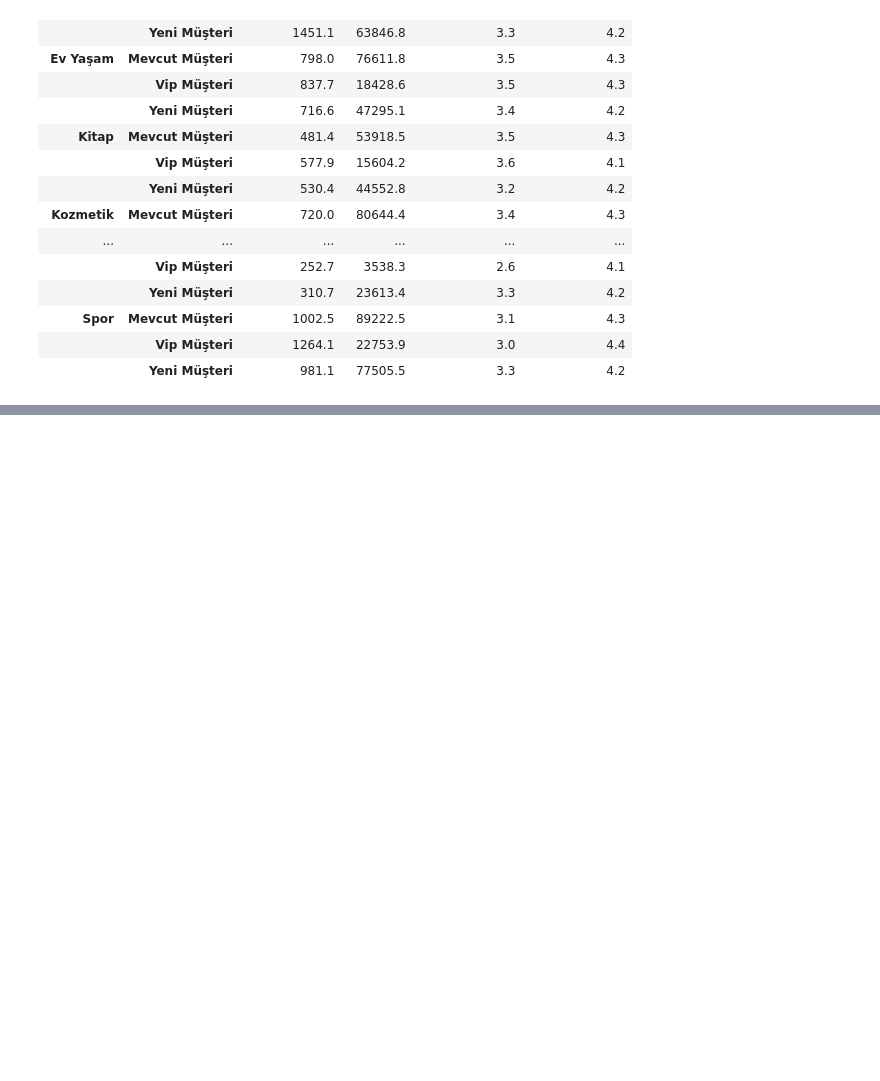
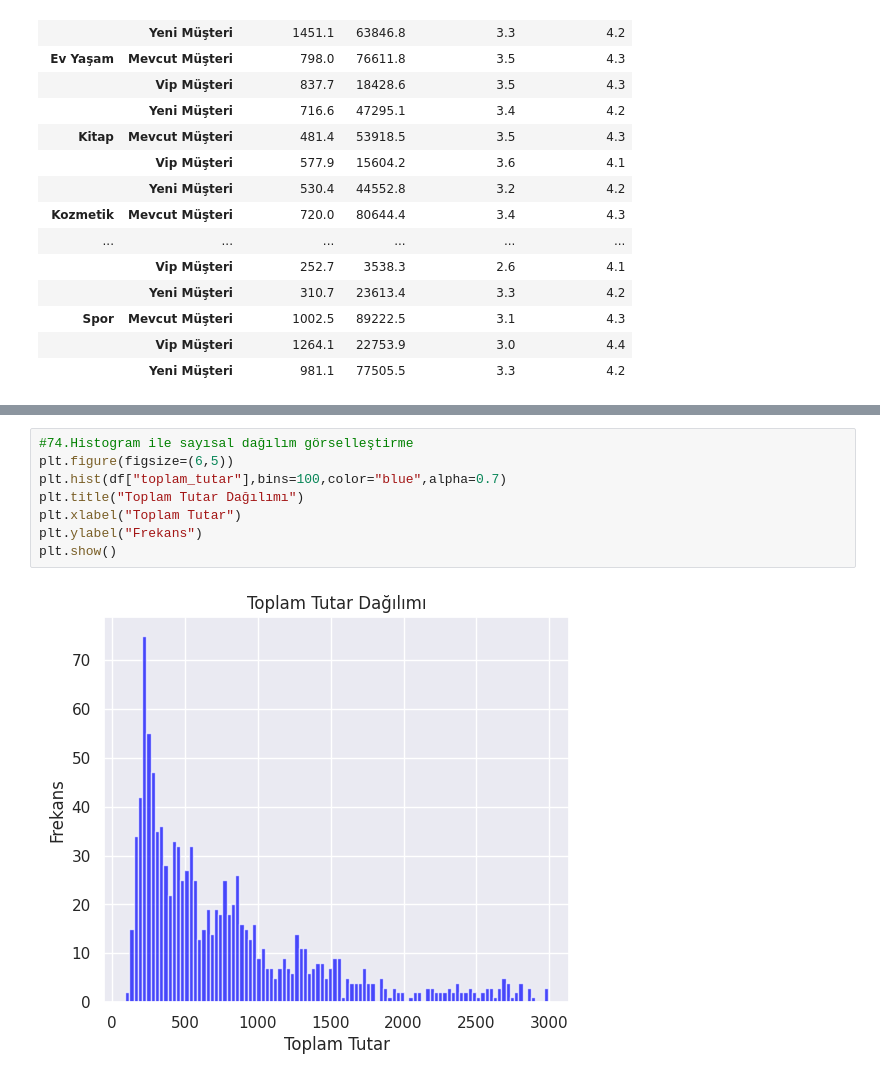
Before and after one commit to YunusEmre214/Data_Science_Colab, a Jupyter notebook: Data_Science.ipynb, the cells around one changed output, grey strips where cells are left out. Drawn from its saved outputs; the diff is of its cells as text; blank space fills up the shorter version.

```diff
--- a/Data_Science.ipynb
+++ b/Data_Science.ipynb
@@ -1249,0 +1434,10 @@ kategori_musteri_tipi_analizi
+# %%
+#74.Histogram ile sayısal dağılım görselleştirme
+plt.figure(figsize=(6,5))
+plt.hist(df["toplam_tutar"],bins=100,color="blue",alpha=0.7)
+plt.title("Toplam Tutar Dağılımı")
+plt.xlabel("Toplam Tutar")
+plt.ylabel("Frekans")
+plt.show()
+# %% [output]
+[figure, added]
```
Also changed, not shown: parts of 40 cells of this notebook.
